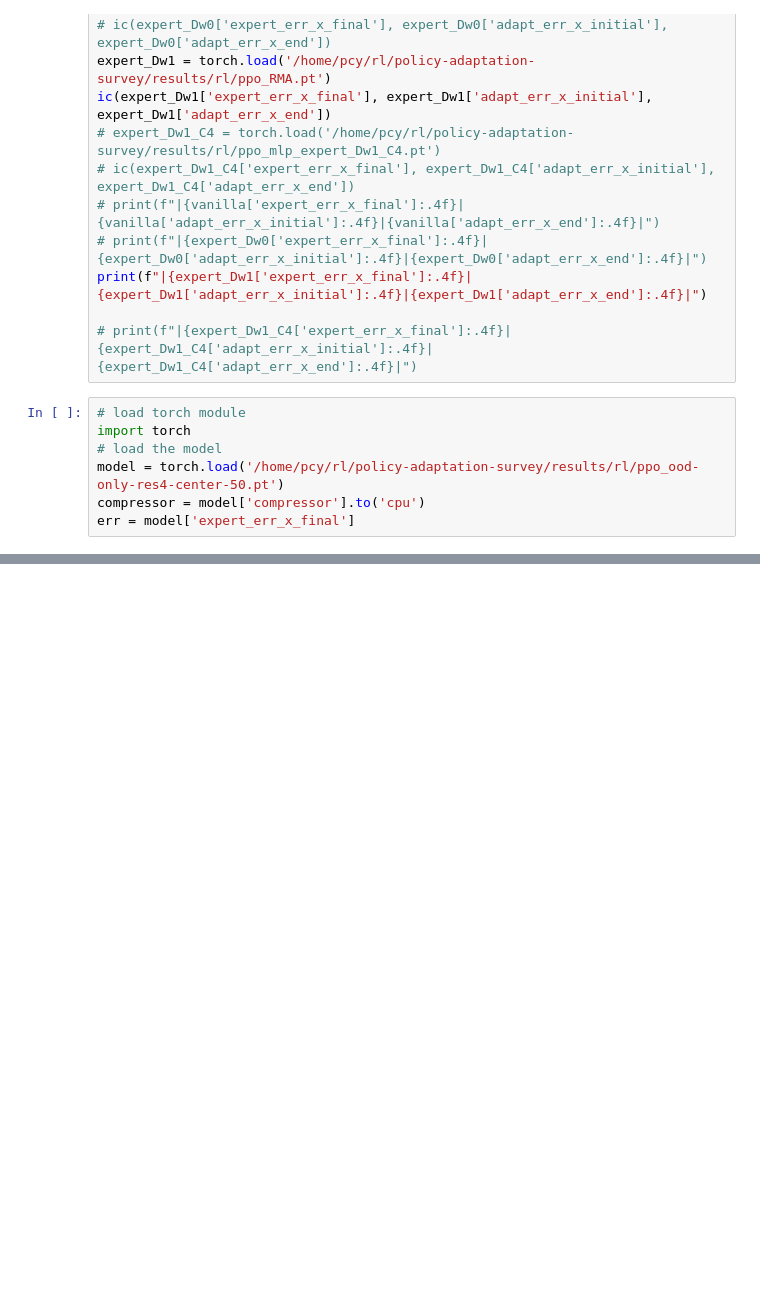
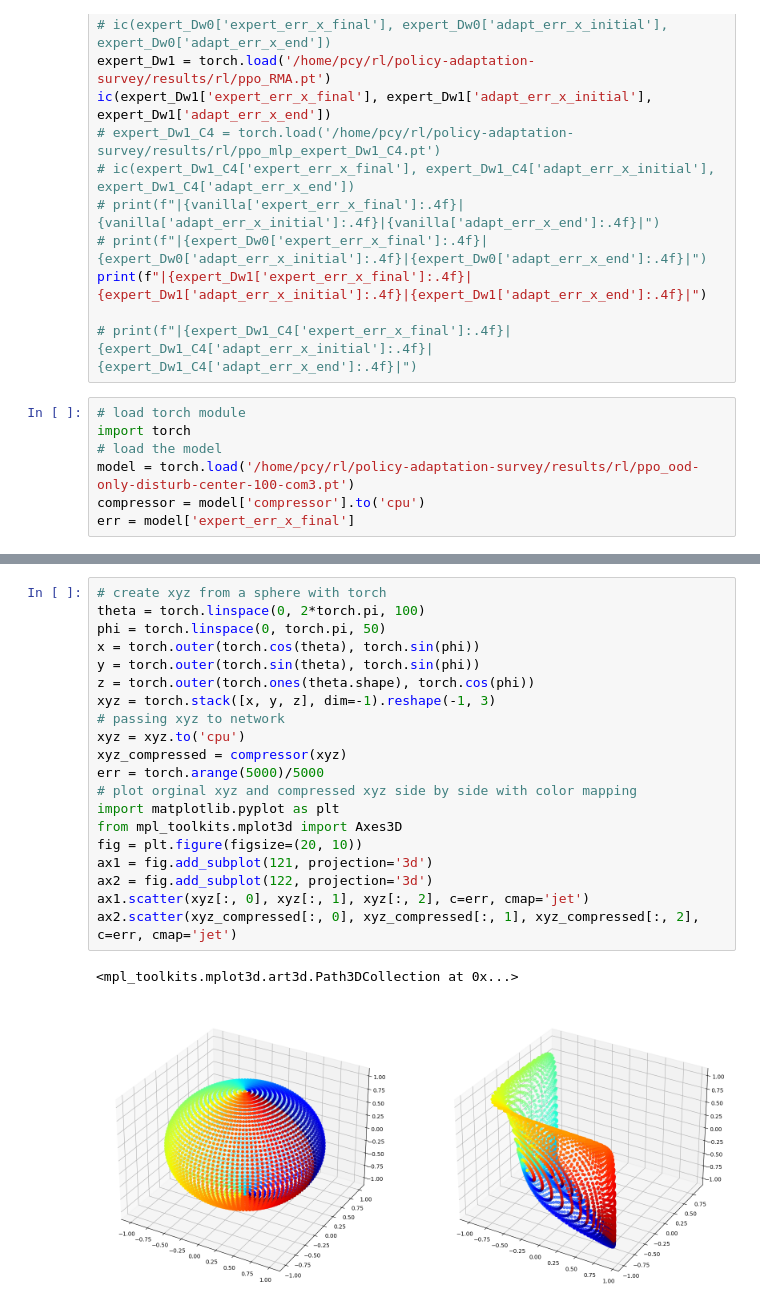
Before and after one commit to jc-bao/policy-adaptation-survey, a Jupyter notebook: adaptive_control_gym/utils/plot.ipynb, the cells around one changed output, grey strips where cells are left out. Cells and saved outputs as stored; diff of their text form; blank space fills up the shorter version.

Commit message:
:lipstick: high dimensional data isosphere visualizer

```diff
--- a/adaptive_control_gym/utils/plot.ipynb
+++ b/adaptive_control_gym/utils/plot.ipynb
@@ -58,6 +58,6 @@ print(f"|{expert_Dw1['expert_err_x_final']:.4f}|{expert_Dw1['adapt_err_x_initial
 # load torch module
 import torch
 # load the model
-model = torch.load('/home/pcy/rl/policy-adaptation-survey/results/rl/ppo_ood-only-res4-center-50.pt')
+model = torch.load('/home/pcy/rl/policy-adaptation-survey/results/rl/ppo_ood-only-disturb-center-100-com3.pt')
 compressor = model['compressor'].to('cpu')
 err = model['expert_err_x_final']
@@ -99,0 +64,23 @@ plt.axis('square')
+# %%
+# create xyz from a sphere with torch
+theta = torch.linspace(0, 2*torch.pi, 100)
+phi = torch.linspace(0, torch.pi, 50)
+x = torch.outer(torch.cos(theta), torch.sin(phi))
+y = torch.outer(torch.sin(theta), torch.sin(phi))
+z = torch.outer(torch.ones(theta.shape), torch.cos(phi))
+xyz = torch.stack([x, y, z], dim=-1).reshape(-1, 3)
+# passing xyz to network
+xyz = xyz.to('cpu')
+xyz_compressed = compressor(xyz)
+err = torch.arange(5000)/5000
+# plot orginal xyz and compressed xyz side by side with color mapping
+import matplotlib.pyplot as plt
+from mpl_toolkits.mplot3d import Axes3D
+fig = plt.figure(figsize=(20, 10))
+ax1 = fig.add_subplot(121, projection='3d')
+ax2 = fig.add_subplot(122, projection='3d')
+ax1.scatter(xyz[:, 0], xyz[:, 1], xyz[:, 2], c=err, cmap='jet')
+ax2.scatter(xyz_compressed[:, 0], xyz_compressed[:, 1], xyz_compressed[:, 2], c=err, cmap='jet')
+# %% [output]
+<mpl_toolkits.mplot3d.art3d.Path3DCollection at 0x...>
+[figure, added]
```
Also changed, not shown: parts of 1 cell of this notebook, 2 other files.
